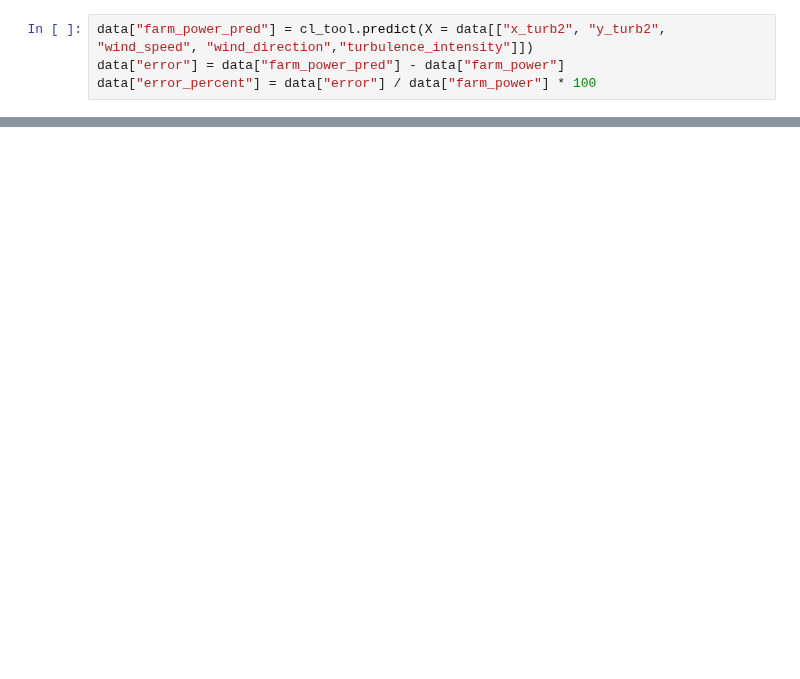
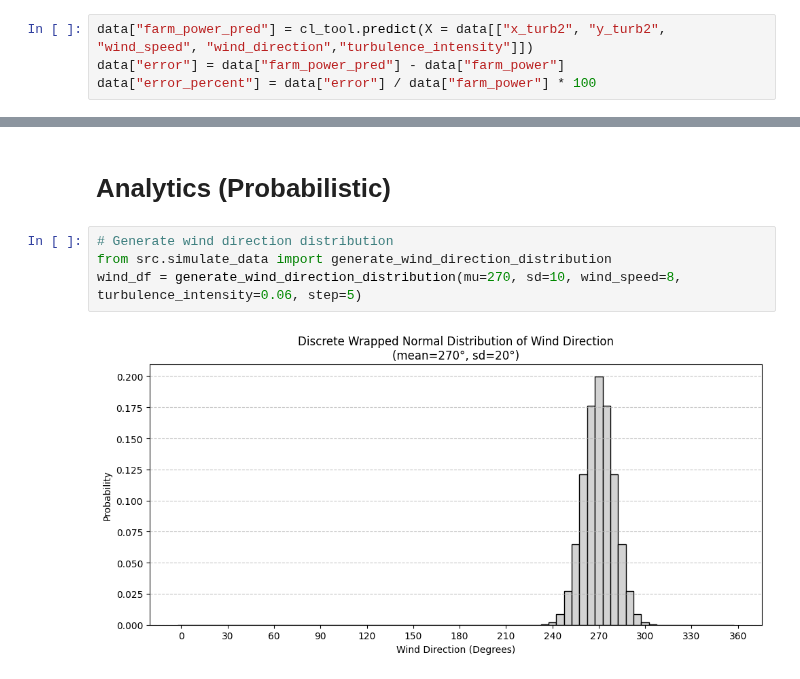
Before and after one commit to schmeti/uc3m_TFM_wind_farm_optimization_codebase, a Jupyter notebook: Windfarm_power_modelling/neural_network_optimization.ipynb, the cells around one changed output, grey strips where cells are left out. Saved outputs shown, nothing was run; the diff lists cells and outputs as text; blank space fills up the shorter version.

```diff
--- a/Windfarm_power_modelling/neural_network_optimization.ipynb
+++ b/Windfarm_power_modelling/neural_network_optimization.ipynb
@@ -147,0 +100,8 @@ generated_data[generated_data.pred == generated_data.pred.max()]
+# %% [markdown]
+# Analytics (Probabilistic)
+# %%
+# Generate wind direction distribution
+from src.simulate_data import generate_wind_direction_distribution
+wind_df = generate_wind_direction_distribution(mu=270, sd=10, wind_speed=8, turbulence_intensity=0.06, step=5)
+# %% [output]
+[figure, added]
```
Also changed, not shown: parts of 10 cells of this notebook, 10 other files.
